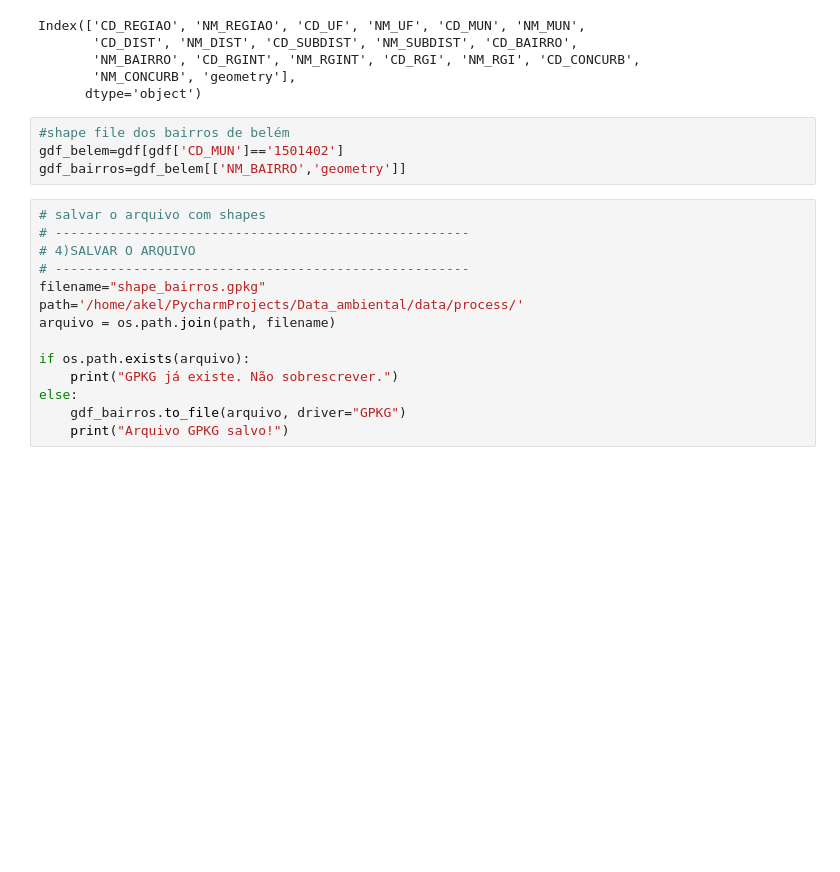
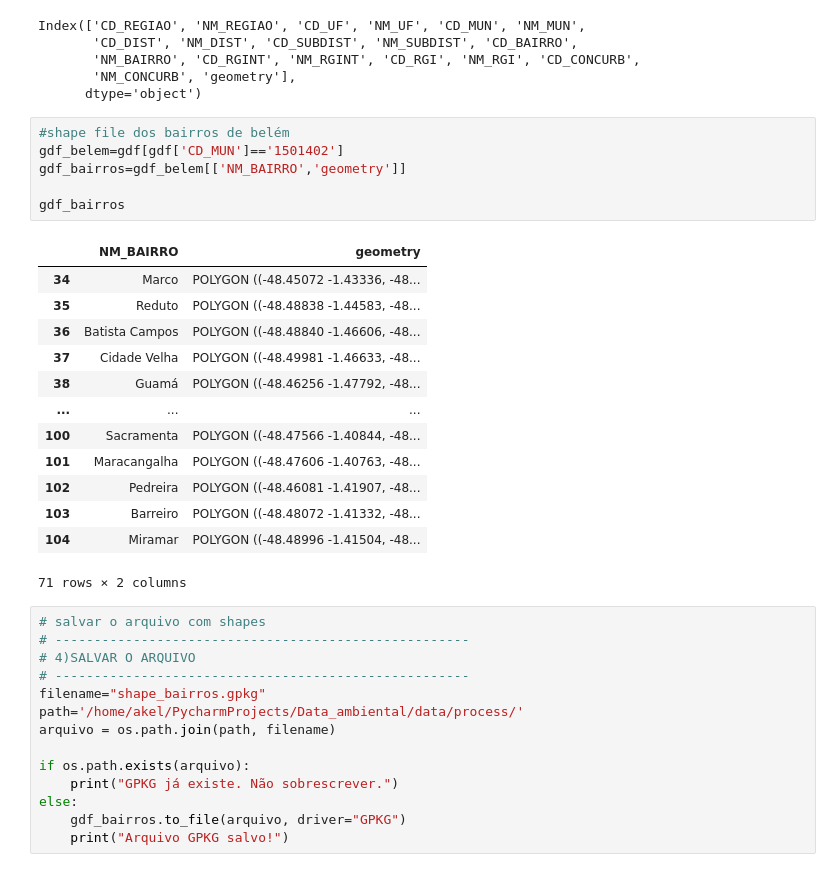
Before and after one commit to albertoakel/data_ambiental, a Jupyter notebook: notebook/plotar_bairros_belem.ipynb, the cells around one changed output. Saved outputs shown, nothing was run; the diff lists cells and outputs as text; blank space fills up the shorter version.

```diff
--- a/notebook/plotar_bairros_belem.ipynb
+++ b/notebook/plotar_bairros_belem.ipynb
@@ -25,7 +25,23 @@ Index(['CD_REGIAO', 'NM_REGIAO', 'CD_UF', 'NM_UF', 'CD_MUN', 'NM_MUN',
 # %%
 #shape file dos bairros de belém
 gdf_belem=gdf[gdf['CD_MUN']=='1501402']
 gdf_bairros=gdf_belem[['NM_BAIRRO','geometry']]
+
+gdf_bairros
+# %% [output]
+|  | NM_BAIRRO | geometry |
+| 34 | Marco | POLYGON ((-48.45072 -1.43336, -48... |
+| 35 | Reduto | POLYGON ((-48.48838 -1.44583, -48... |
+| 36 | Batista Campos | POLYGON ((-48.48840 -1.46606, -48... |
+| 37 | Cidade Velha | POLYGON ((-48.49981 -1.46633, -48... |
+| 38 | Guamá | POLYGON ((-48.46256 -1.47792, -48... |
+| ... | ... | ... |
+| 100 | Sacramenta | POLYGON ((-48.47566 -1.40844, -48... |
+| 101 | Maracangalha | POLYGON ((-48.47606 -1.40763, -48... |
+| 102 | Pedreira | POLYGON ((-48.46081 -1.41907, -48... |
+| 103 | Barreiro | POLYGON ((-48.48072 -1.41332, -48... |
+| 104 | Miramar | POLYGON ((-48.48996 -1.41504, -48... |
+71 rows × 2 columns
 # %%
 # salvar o arquivo com shapes
 # -----------------------------------------------------
```
Also changed, not shown: parts of 6 cells of this notebook, 8 other files.
